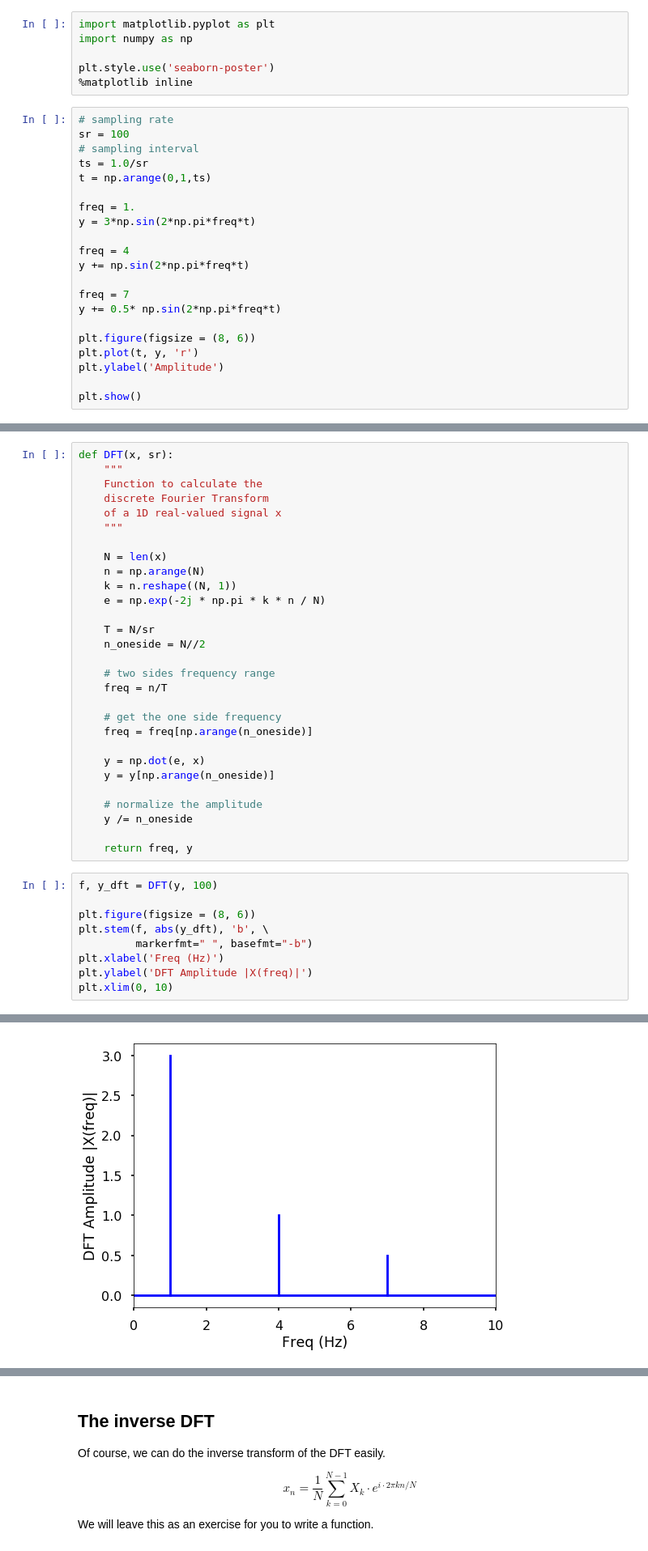
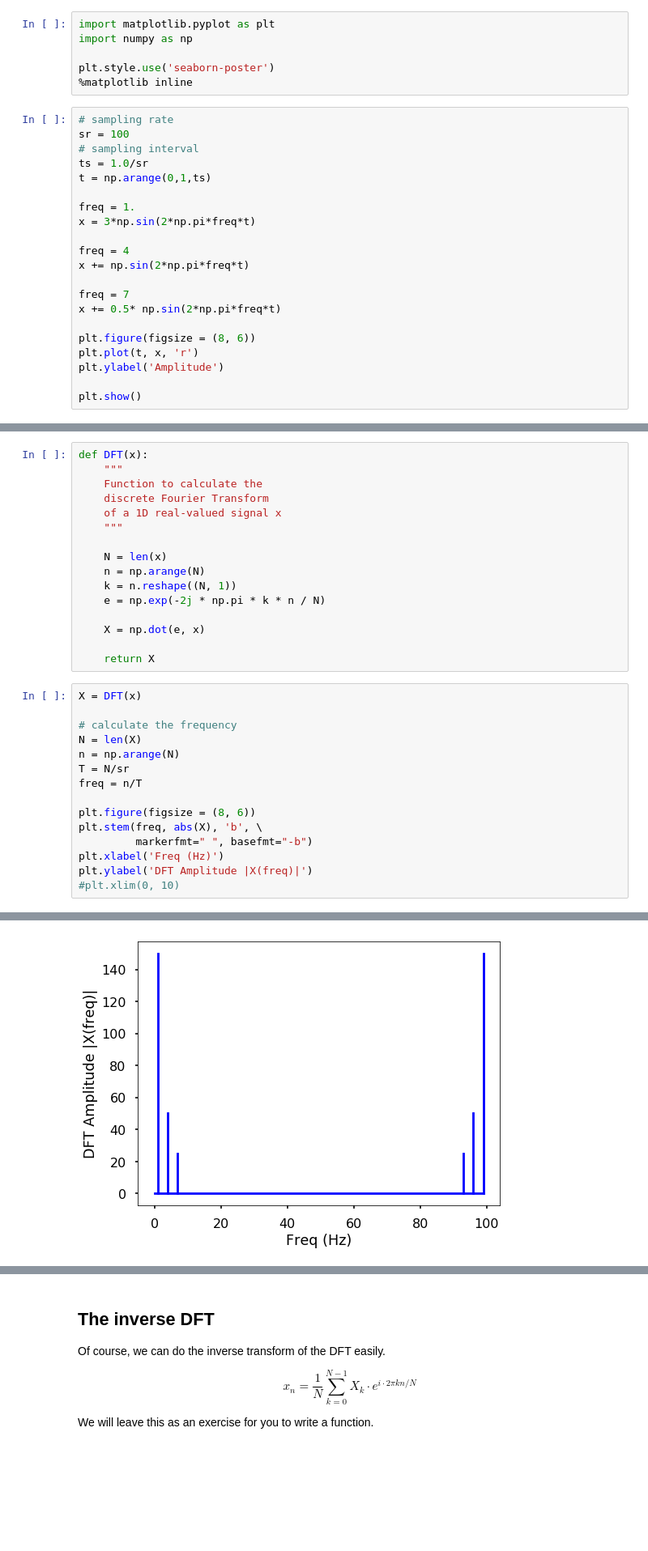
Before and after one commit to qingkaikong/E7-Textbook, a Jupyter notebook: notebooks/chapter24.02-Discrete-Fourier-Transform.ipynb, the cells around one changed output, grey strips where cells are left out. Shown at 81% size. Cells and saved outputs as stored; diff of their text form; blank space fills up the shorter version.

```diff
--- a/notebooks/chapter24.02-Discrete-Fourier-Transform.ipynb
+++ b/notebooks/chapter24.02-Discrete-Fourier-Transform.ipynb
@@ -65,16 +65,16 @@ ts = 1.0/sr
 t = np.arange(0,1,ts)
 
 freq = 1.
-y = 3*np.sin(2*np.pi*freq*t)
+x = 3*np.sin(2*np.pi*freq*t)
 
 freq = 4
-y += np.sin(2*np.pi*freq*t)
+x += np.sin(2*np.pi*freq*t)
 
 freq = 7
-y += 0.5* np.sin(2*np.pi*freq*t)
+x += 0.5* np.sin(2*np.pi*freq*t)
 
 plt.figure(figsize = (8, 6))
-plt.plot(t, y, 'r')
+plt.plot(t, x, 'r')
 plt.ylabel('Amplitude')
 
 plt.show()
@@ -85,5 +85,5 @@ plt.show()
 # %%
-def DFT(x, sr):
+def DFT(x):
     """
     Function to calculate the
     discrete Fourier Transform
@@ -95,29 +95,22 @@ def DFT(x, sr):
     k = n.reshape((N, 1))
     e = np.exp(-2j * np.pi * k * n / N)
 
-    T = N/sr
-    n_oneside = N//2
+    X = np.dot(e, x)
 
-    # two sides frequency range
-    freq = n/T
-
-    # get the one side frequency
-    freq = freq[np.arange(n_oneside)]
-
-    y = np.dot(e, x)
-    y = y[np.arange(n_oneside)]
-
-    # normalize the amplitude
-    y /= n_oneside
-
-    return freq, y
+    return X
 # %%
-f, y_dft = DFT(y, 100)
+X = DFT(x)
+
+# calculate the frequency
+N = len(X)
+n = np.arange(N)
+T = N/sr
+freq = n/T
 
 plt.figure(figsize = (8, 6))
-plt.stem(f, abs(y_dft), 'b', \
+plt.stem(freq, abs(X), 'b', \
          markerfmt=" ", basefmt="-b")
 plt.xlabel('Freq (Hz)')
 plt.ylabel('DFT Amplitude |X(freq)|')
-plt.xlim(0, 10)
+#plt.xlim(0, 10)
 # %% [output]
@@ -125 +118 @@ plt.xlim(0, 10)
-[figure, old version]
+[figure, new version]
```
Also changed, not shown: parts of 9 cells of this notebook.
